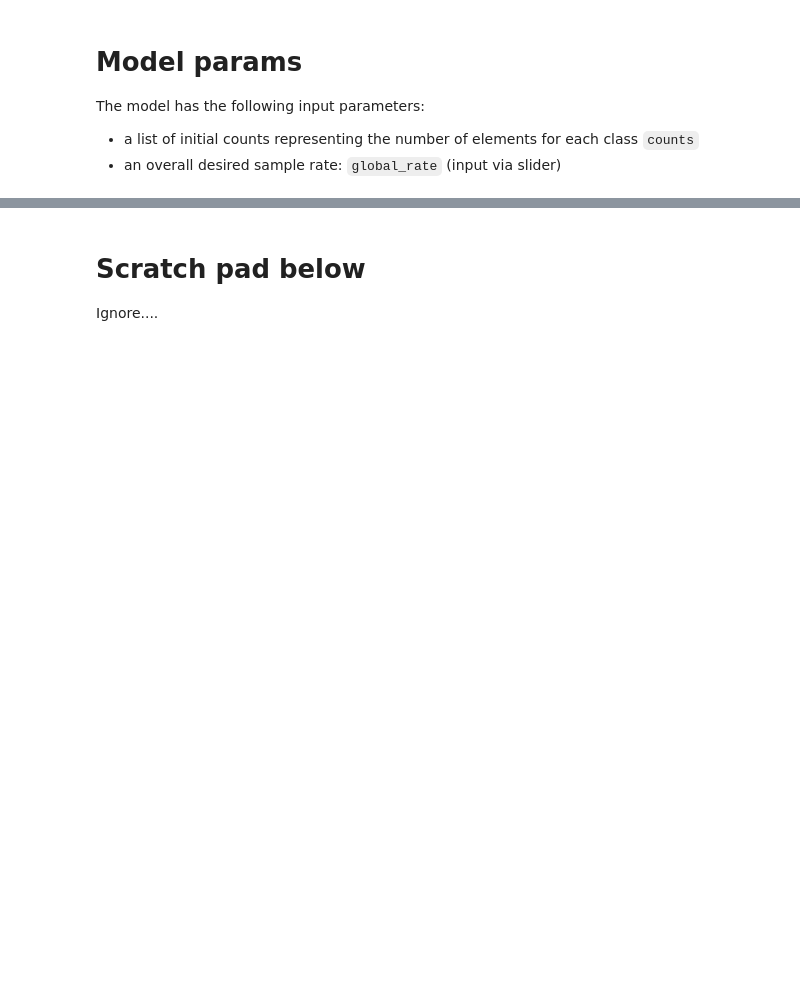
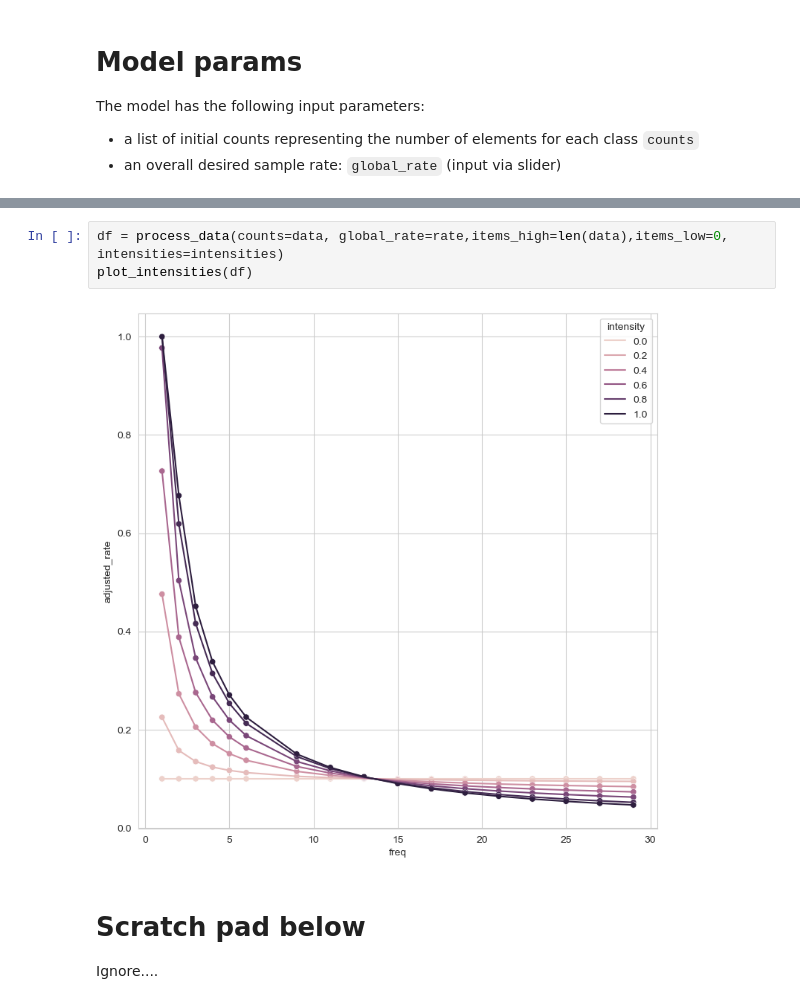
Before and after one commit to RaduW/volume-rebalance, a Jupyter notebook: rebalance_adjustment.ipynb, the cells around one changed output, grey strips where cells are left out. Saved outputs shown, nothing was run; the diff lists cells and outputs as text; blank space fills up the shorter version.

```diff
--- a/rebalance_adjustment.ipynb
+++ b/rebalance_adjustment.ipynb
@@ -340,3 +101,8 @@ Num classes:600 implicit_rate:0.27972316050849144 original_rate:0.1
+# %%
+df = process_data(counts=data, global_rate=rate,items_high=len(data),items_low=0, intensities=intensities)
+plot_intensities(df)
+# %% [output]
+[figure, added]
 # %% [markdown]
 # Scratch pad below
 
```
Also changed, not shown: parts of 18 cells of this notebook, 1 other file.
